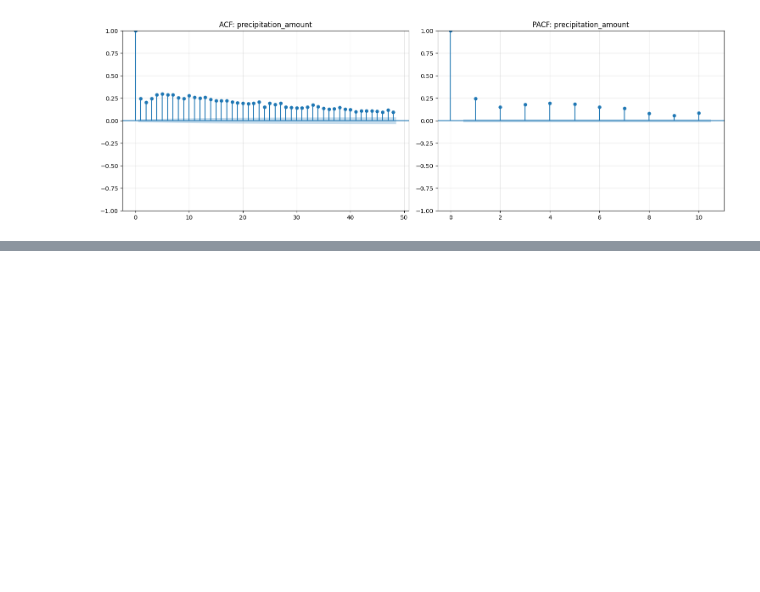
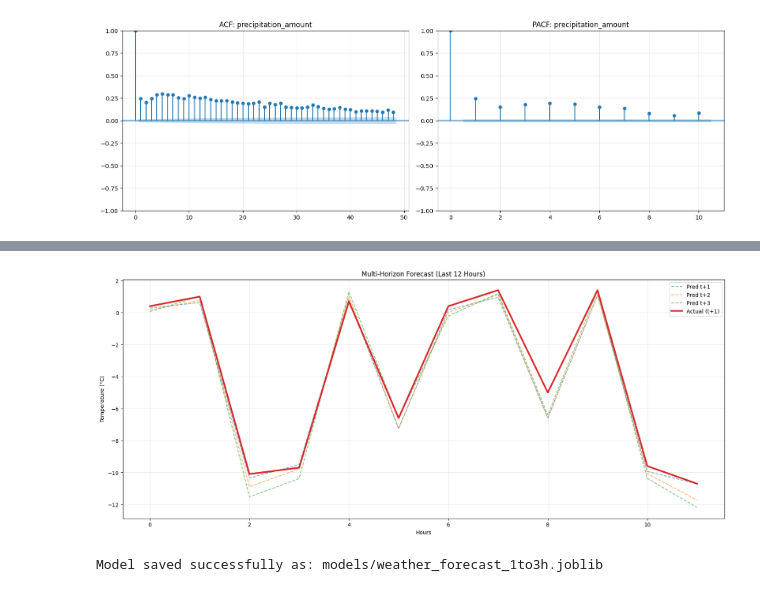
Before and after one commit to Doug-Vo/Weather-Predictor, a Jupyter notebook: Data_pipeline.ipynb, the cells around one changed output, grey strips where cells are left out. Drawn from its saved outputs; the diff is of its cells as text; code cells hidden in the pictures; blank space fills up the shorter version.

```diff
--- a/Data_pipeline.ipynb
+++ b/Data_pipeline.ipynb
@@ -519,0 +671,41 @@ df.describe()
+# %%
+window = 12
+time_axis = range(window)
+
+
+y_test_np = y_test.values
+
+plt.figure(figsize=(20, 8))
+
+for i in range(y_test_np.shape[1]):
+    plt.plot(
+        time_axis,
+        y_xgb[-window:, i],
+        linestyle="--",
+        alpha=0.6,
+        label=f"Pred t+{i+1}"
+    )
+
+plt.plot(
+    time_axis,
+    y_test_np[-window:, 0],
+    linewidth=3,
+    label="Actual (t+1)"
+)
+
+plt.title(f"Multi-Horizon Forecast (Last {window} Hours)")
+plt.xlabel("Hours")
+plt.ylabel("Temperature (°C)")
+plt.legend()
+plt.grid(alpha=0.3)
+plt.show()
+# %% [output]
+[figure, added]
+# %%
+import joblib
+model_path = "models/weather_forecast_1to3h.joblib"
+joblib.dump(xgb, model_path)
+
+print(f"Model saved successfully as: {model_path}")
+# %% [output]
+Model saved successfully as: models/weather_forecast_1to3h.joblib
```
Also changed, not shown: parts of 18 cells of this notebook.
